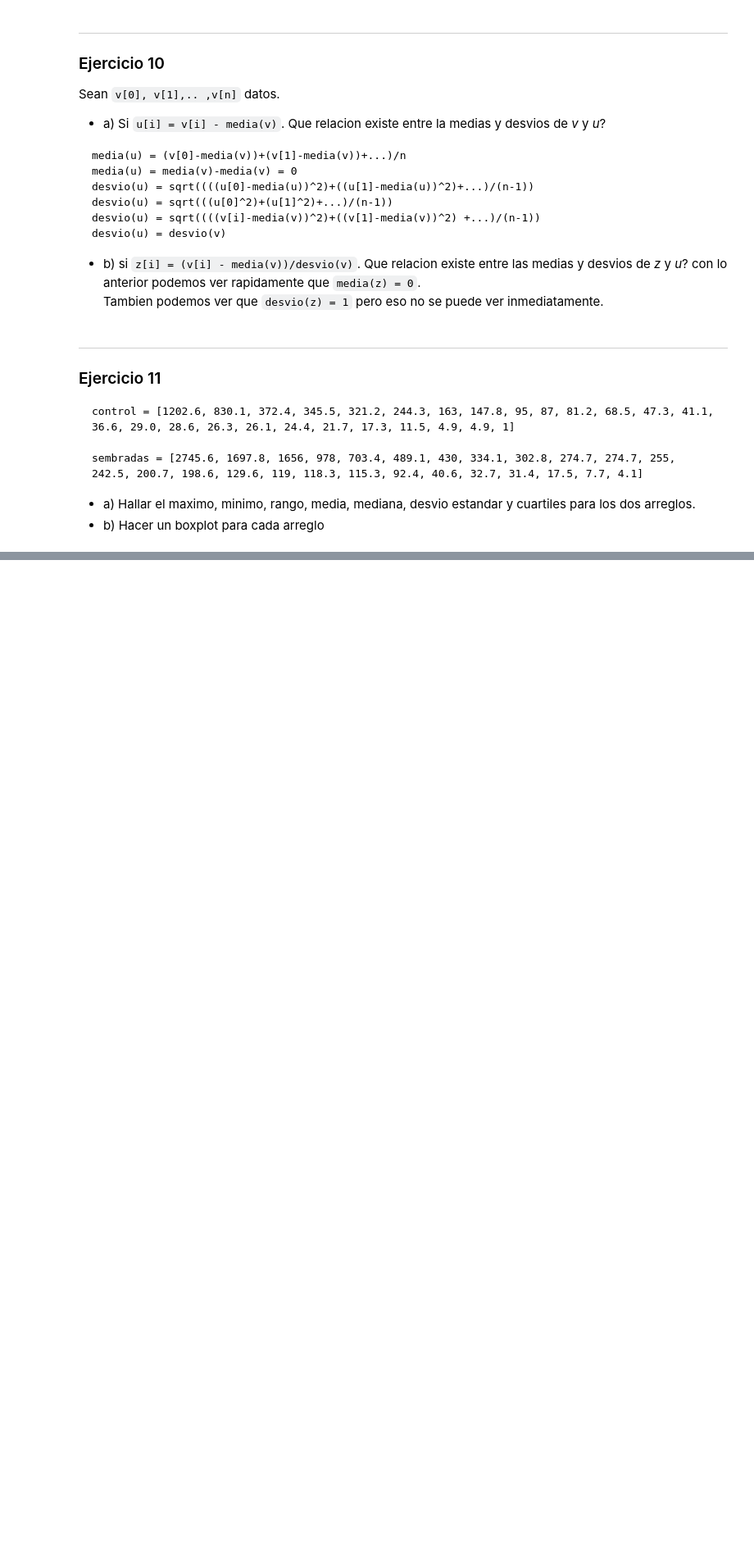
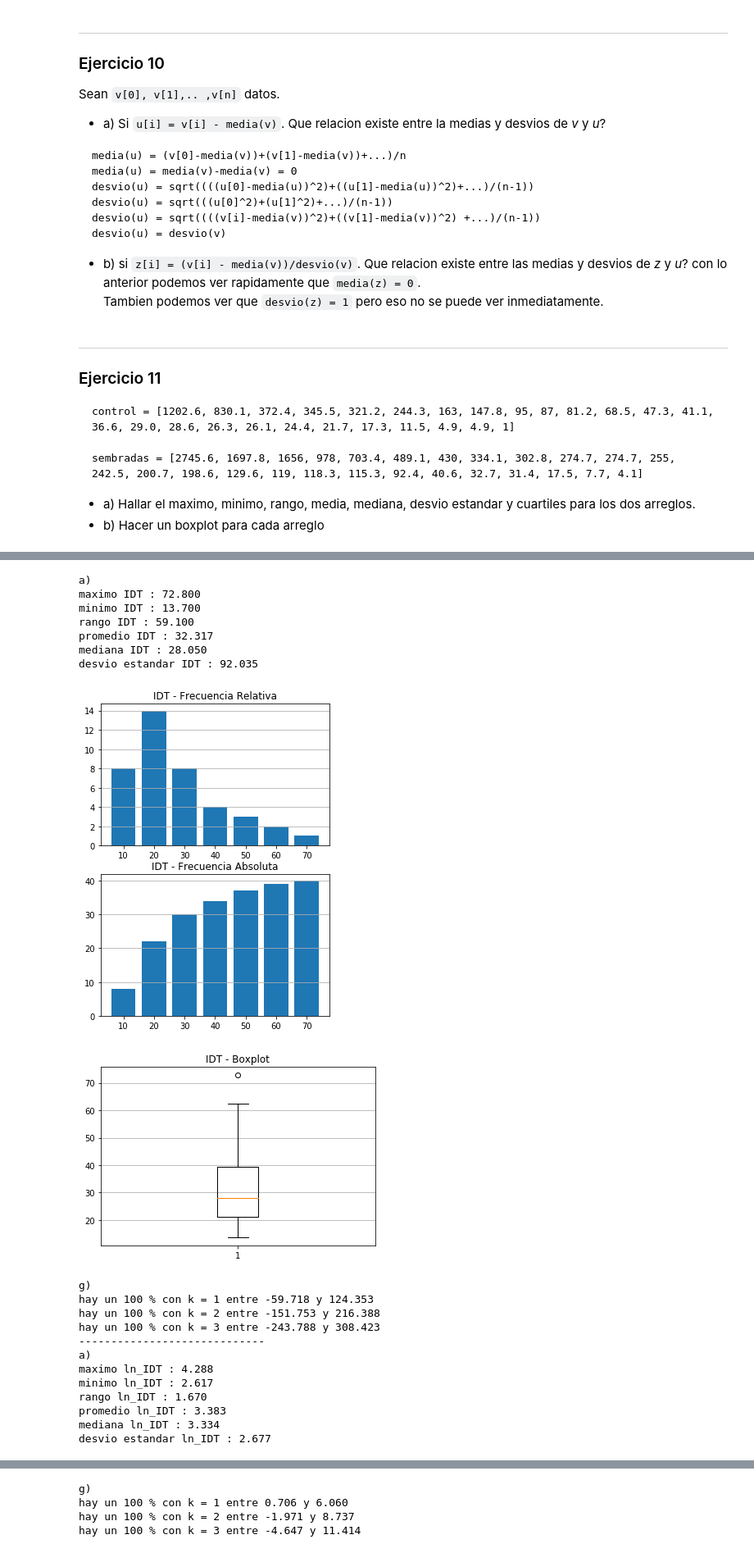
Before and after one commit to Emmanuel-Reynoso/Probabilidad-y-Estadistica, a Jupyter notebook: Practico-1.ipynb, the cells around one changed output, grey strips where cells are left out. Shown: that part at 82% size. Cells and saved outputs as stored; diff of their text form; code cells hidden in the pictures; blank space fills up the shorter version.

```diff
--- a/Practico-1.ipynb
+++ b/Practico-1.ipynb
@@ -208,0 +213,24 @@ Sea ln_IDT un arreglo cuyos datos son los mismos pero aplicando logaritmo neperi
+# %%
+p1.ej12()
+# %% [output]
+a)
+maximo IDT : 72.800
+minimo IDT : 13.700
+rango IDT : 59.100
+promedio IDT : 32.317
+mediana IDT : 28.050
+desvio estandar IDT : 92.035
+[figure, added]
+[figure, added]
+g)
+hay un 100 % con k = 1 entre -59.718 y 124.353
+hay un 100 % con k = 2 entre -151.753 y 216.388
+hay un 100 % con k = 3 entre -243.788 y 308.423
+-----------------------------
+a)
+maximo ln_IDT : 4.288
+minimo ln_IDT : 2.617
+rango ln_IDT : 1.670
+promedio ln_IDT : 3.383
+mediana ln_IDT : 3.334
+desvio estandar ln_IDT : 2.677
@@ -208,0 +239,4 @@ Sea ln_IDT un arreglo cuyos datos son los mismos pero aplicando logaritmo neperi
+g)
+hay un 100 % con k = 1 entre 0.706 y 6.060
+hay un 100 % con k = 2 entre -1.971 y 8.737
+hay un 100 % con k = 3 entre -4.647 y 11.414
```
Also changed, not shown: parts of 4 cells of this notebook, 1 other file.
